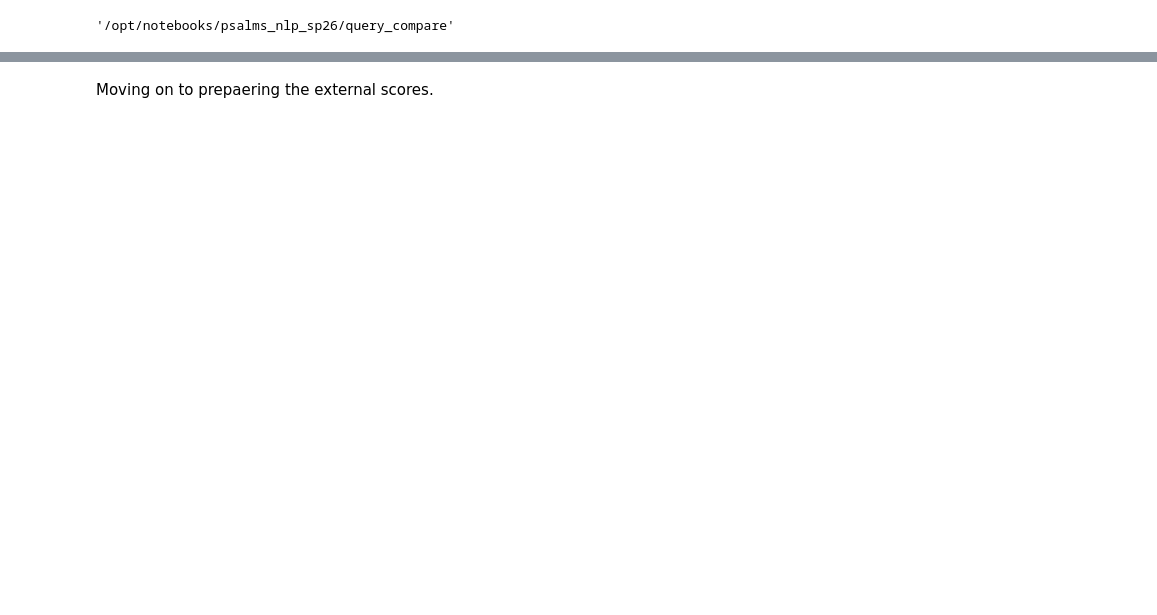
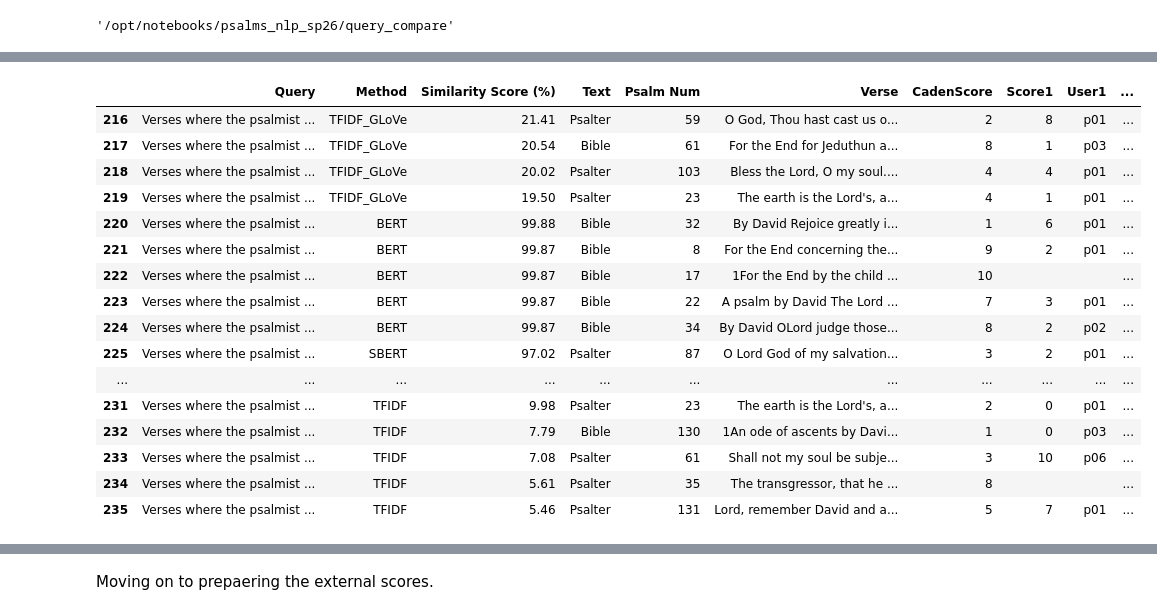
Before and after one commit to cwc09262/psalms-nlp-research, a Jupyter notebook: query_compare/blind_external_scoring.ipynb, the cells around one changed output, grey strips where cells are left out. Cells and saved outputs as stored; diff of their text form; code cells hidden in the pictures; blank space fills up the shorter version.

Commit message:
restructured google sheet data pull and worked through writing the code for cleaning and structiring the code for analysis

```diff
--- a/query_compare/blind_external_scoring.ipynb
+++ b/query_compare/blind_external_scoring.ipynb
@@ -64,0 +71,7 @@ I need to start by unpivoting my own score separte from the other scores.
+# %%
+# temporary dataframe to not break the original
+temp = df.copy()
+
+# aqdding a column to number the indivudal results
+temp['numbered_result'] = pd.NA
+temp
@@ -65 +92,45 @@ I need to start by unpivoting my own score separte from the other scores.
+# %%
+n = temp.shape[0]
+
+# starting with the number 1 result of a query
+num_result = 1
+
+query = temp["Query"].iloc[0]
+method = temp["Method"].iloc[0]
+
+for i in range(n):
+    # checking if we are in the same group fo data to be numbered
+    if query == temp["Query"].iloc[i] and method == temp["Method"].iloc[i]:
+        temp["numbered_result"].iloc[i] = num_result
+        num_result += 1
+
+    # in an new group of results
+    else:
+        # the current result is the number result for the new set of results
+        temp["numbered_result"].iloc[i] = 1
+        # reset the number result
+        num_result = 2
+        # update to the new target query & method
+        query = temp["Query"].iloc[i]
+        method = temp["Method"].iloc[i]
+
+temp.tail(20)
+# %% [output]
+|  | Query | Method | Similarity Score (%) | Text | Psalm Num | Verse | CadenScore | Score1 | User1 | ... |
+| 216 | Verses where the psalmist ... | TFIDF_GLoVe | 21.41 | Psalter | 59 | O God, Thou hast cast us o... | 2 | 8 | p01 | ... |
+| 217 | Verses where the psalmist ... | TFIDF_GLoVe | 20.54 | Bible | 61 | For the End for Jeduthun a... | 8 | 1 | p03 | ... |
+| 218 | Verses where the psalmist ... | TFIDF_GLoVe | 20.02 | Psalter | 103 | Bless the Lord, O my soul.... | 4 | 4 | p01 | ... |
+| 219 | Verses where the psalmist ... | TFIDF_GLoVe | 19.50 | Psalter | 23 | The earth is the Lord's, a... | 4 | 1 | p01 | ... |
+| 220 | Verses where the psalmist ... | BERT | 99.88 | Bible | 32 | By David Rejoice greatly i... | 1 | 6 | p01 | ... |
+| 221 | Verses where the psalmist ... | BERT | 99.87 | Bible | 8 | For the End concerning the... | 9 | 2 | p01 | ... |
+| 222 | Verses where the psalmist ... | BERT | 99.87 | Bible | 17 | 1For the End by the child ... | 10 |  |  | ... |
+| 223 | Verses where the psalmist ... | BERT | 99.87 | Bible | 22 | A psalm by David The Lord ... | 7 | 3 | p01 | ... |
+| 224 | Verses where the psalmist ... | BERT | 99.87 | Bible | 34 | By David OLord judge those... | 8 | 2 | p02 | ... |
+| 225 | Verses where the psalmist ... | SBERT | 97.02 | Psalter | 87 | O Lord God of my salvation... | 3 | 2 | p01 | ... |
+| ... | ... | ... | ... | ... | ... | ... | ... | ... | ... | ... |
+| 231 | Verses where the psalmist ... | TFIDF | 9.98 | Psalter | 23 | The earth is the Lord's, a... | 2 | 0 | p01 | ... |
+| 232 | Verses where the psalmist ... | TFIDF | 7.79 | Bible | 130 | 1An ode of ascents by Davi... | 1 | 0 | p03 | ... |
+| 233 | Verses where the psalmist ... | TFIDF | 7.08 | Psalter | 61 | Shall not my soul be subje... | 3 | 10 | p06 | ... |
+| 234 | Verses where the psalmist ... | TFIDF | 5.61 | Psalter | 35 | The transgressor, that he ... | 8 |  |  | ... |
+| 235 | Verses where the psalmist ... | TFIDF | 5.46 | Psalter | 131 | Lord, remember David and a... | 5 | 7 | p01 | ... |
 # %%
```
Also changed, not shown: parts of 29 cells of this notebook, 1 other file.
